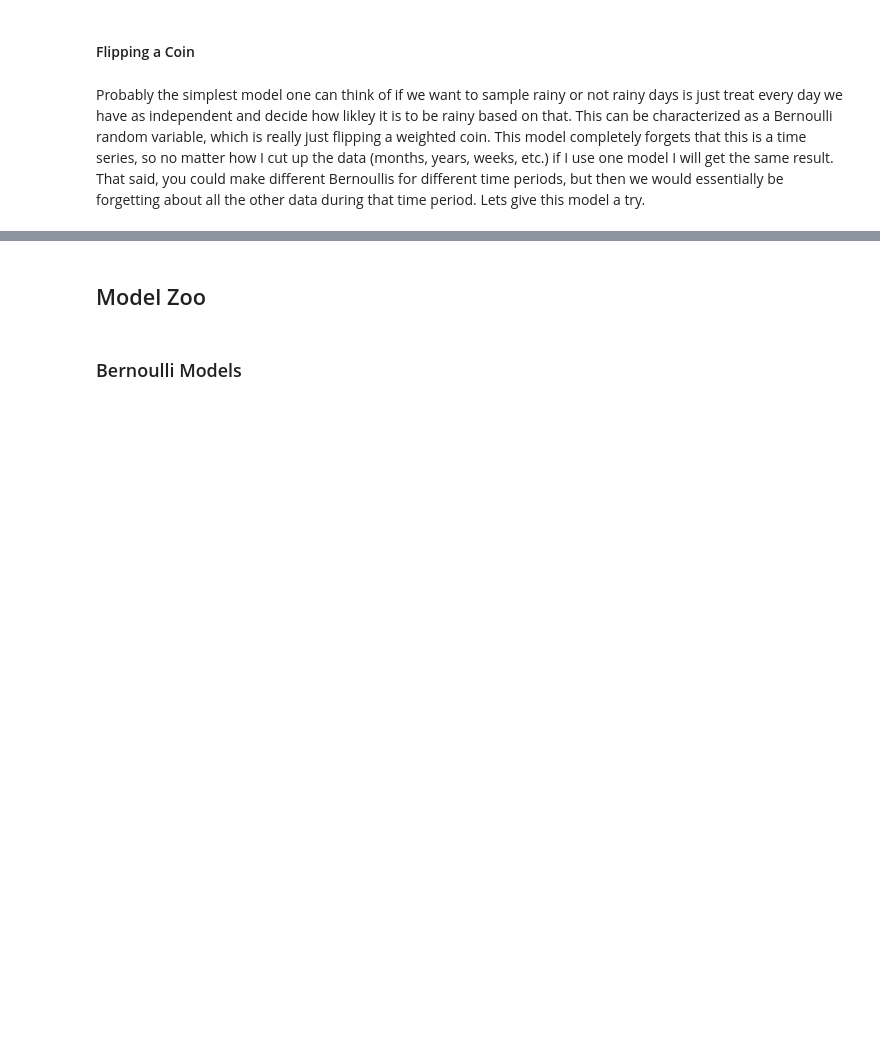
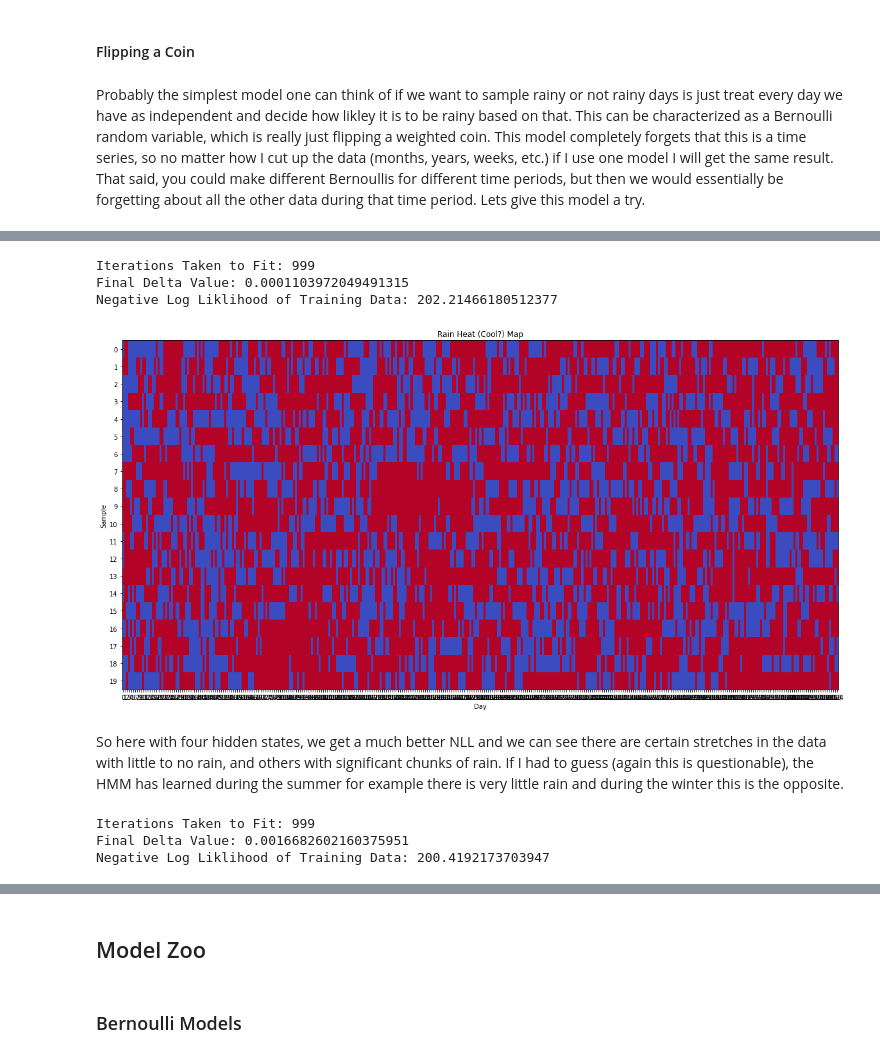
Before and after one commit to AlanJohnM/Modelling-Raincouver, a Jupyter notebook: Raincouver.ipynb, the cells around one changed output, grey strips where cells are left out. Cells and saved outputs as stored; diff of their text form; code cells hidden in the pictures; blank space fills up the shorter version.

```diff
--- a/Raincouver.ipynb
+++ b/Raincouver.ipynb
@@ -377,0 +395,17 @@ rainMap(XYears)
+# %%
+RainHMM = HMM(XYears, d_hidden=4)
+HMMSamples = RainHMM.sample(365,20)
+rainMap(HMMSamples)
+# %% [output]
+Iterations Taken to Fit: 999
+Final Delta Value: 0.0001103972049491315
+Negative Log Liklihood of Training Data: 202.21466180512377
+[figure, added]
+# %% [markdown]
+So here with  four hidden states, we get a much  better NLL  and  we can see there are certain stretches in the data with little to no rain, and others with  significant chunks of rain. If I had to guess (again this  is  questionable), the HMM has learned  during the  summer for example there is very  little rain and during the winter this  is the opposite.
+# %%
+RainHMM10 = HMM(XYears, d_hidden=10)
+# %% [output]
+Iterations Taken to Fit: 999
+Final Delta Value: 0.0016682602160375951
+Negative Log Liklihood of Training Data: 200.4192173703947
```
Also changed, not shown: parts of 19 cells of this notebook, 2 other files.
